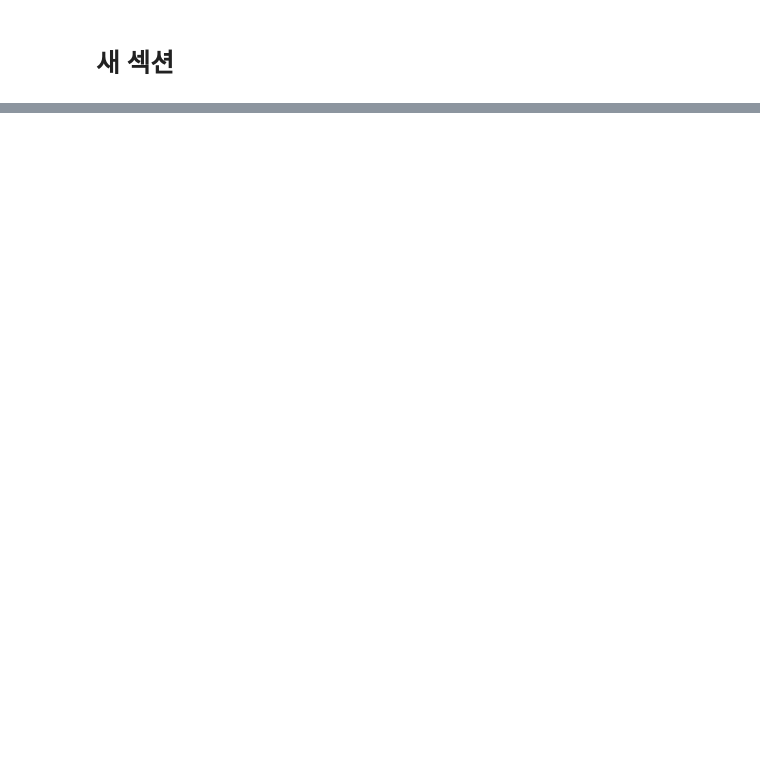
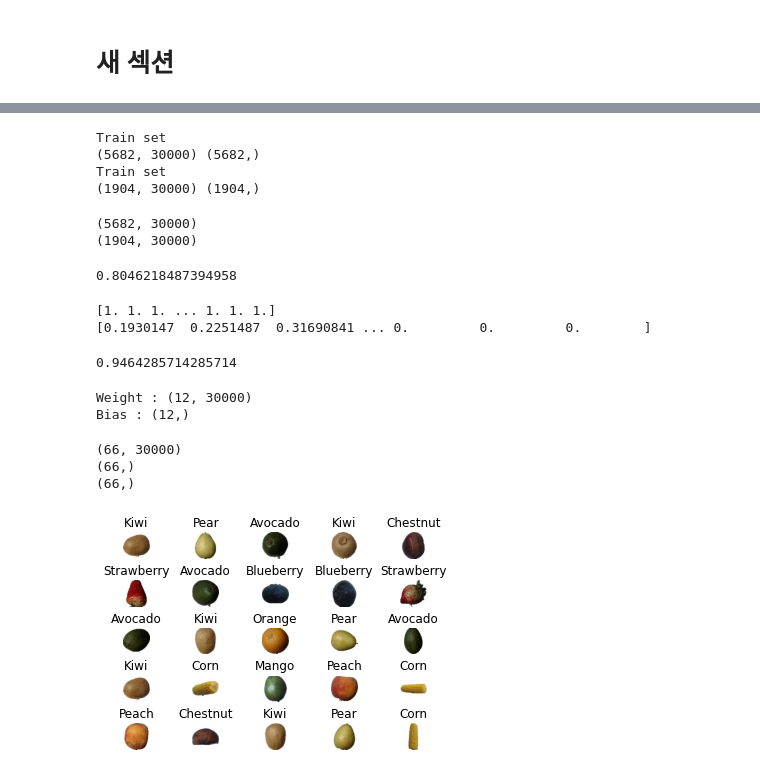
Before and after one commit to ykykyk112/machine_learning, a Jupyter notebook: sklearn_exercise/SVM_Classifier.ipynb, the cells around one changed output, grey strips where cells are left out. Saved outputs shown, nothing was run; the diff lists cells and outputs as text; code cells hidden in the pictures; blank space fills up the shorter version.

```diff
--- a/sklearn_exercise/SVM_Classifier.ipynb
+++ b/sklearn_exercise/SVM_Classifier.ipynb
@@ -324,0 +520,78 @@ array([[143,   0,   0,   0,   0,   0,   0,   0,   0,   0,   0,   0],
+# %%
+print('Train set')
+print(X_train.shape, y_train.shape)
+print('Train set')
+print(X_test.shape, y_test.shape)
+# %% [output]
+Train set
+(5682, 30000) (5682,)
+Train set
+(1904, 30000) (1904,)
+# %%
+X_train_scale = std_scaler.fit_transform(X_train)
+X_test_scale = std_scaler.fit_transform(X_test)
+print(X_train_scale.shape)
+print(X_test_scale.shape)
+# %% [output]
+(5682, 30000)
+(1904, 30000)
+# %%
+from sklearn.svm import LinearSVC
+svm_clf = LinearSVC(C = 1, random_state = 42)
+svm_clf.fit(X_train_scale, y_train)
+scaled_score = svm_clf.score(X_test_scale, y_test)
+scaled_score
+# %% [output]
+0.8046218487394958
+# %%
+print(X_train[0])
+print(X_train_scale[0])
+# %% [output]
+[1. 1. 1. ... 1. 1. 1.]
+[0.1930147  0.2251487  0.31690841 ... 0.         0.         0.        ]
+# %%
+# SVC - scaling
+kernel_svm_clf_scaled = SVC(kernel = 'linear', C=1, random_state=42)
+kernel_svm_clf_scaled.fit(X_train_scale, y_train)
+print(kernel_svm_clf_scaled.score(X_test_scale, y_test))
+# %% [output]
+0.9464285714285714
+# %%
+print('Weight :', svm_clf.coef_.shape)
+print('Bias :', svm_clf.intercept_.shape)
+# %% [output]
+Weight : (12, 30000)
+Bias : (12,)
+# %%
+
+print(kernel_clf.coef_.shape)
+print(rbf_clf.intercept_.shape)
+print(kernel_clf.intercept_.shape)
+# %% [output]
+(66, 30000)
+(66,)
+(66,)
+# %%
+fruit_map = {'0':'Avocado', '1':'Banana', '2':'Blueberry', '3':'Chestnut', '4':'Corn', '5':'Kiwi', '6':'Lemon',
+             '7':'Mango', '8':'Orange', '9':'Peach', '10':'Pear', '11':'Strawberry'}
+
+fig = plt.figure()
+fig.subplots_adjust(hspace=0.8)
+
+rows = 5
+cols = 5
+
+sample = X_train[:25]
+label = y_train[:25]
+image = image_training[:25]
+
+for data, img, target, index in zip(sample, image, label, range(25)) :
+    data = data.reshape(1, 30000)
+    pred = svm_clf.predict(data)
+    fruit_name = fruit_map.get(str(pred[0]))
+    ax = fig.add_subplot(rows, cols, index+1)
+    ax.imshow(cv2.cvtColor(img, cv2.COLOR_BGR2RGB))
+    ax.set_title(fruit_name)
+    ax.axis("off")
+# %% [output]
+[figure, added]
```
Also changed, not shown: parts of 27 cells of this notebook.
